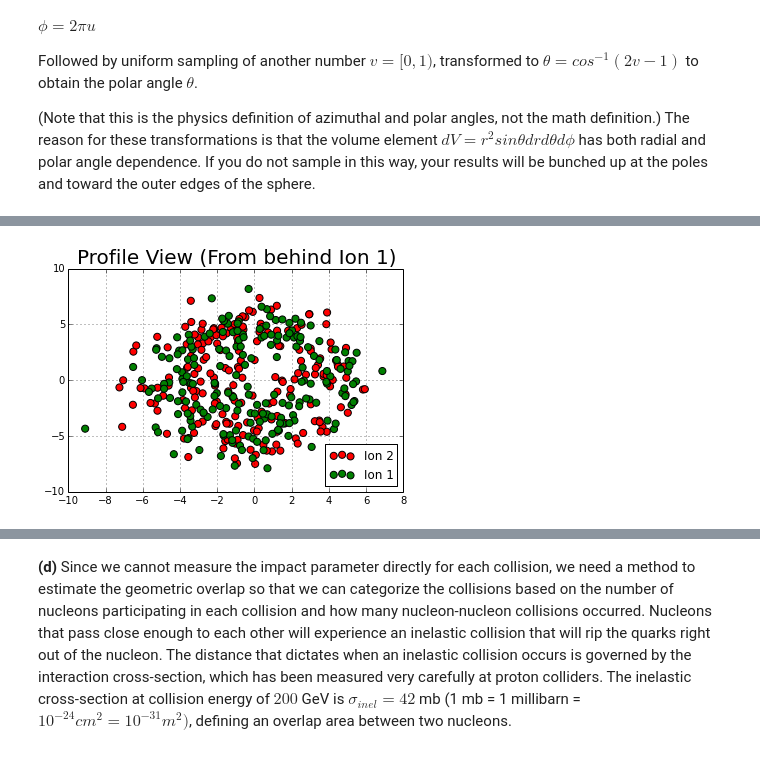
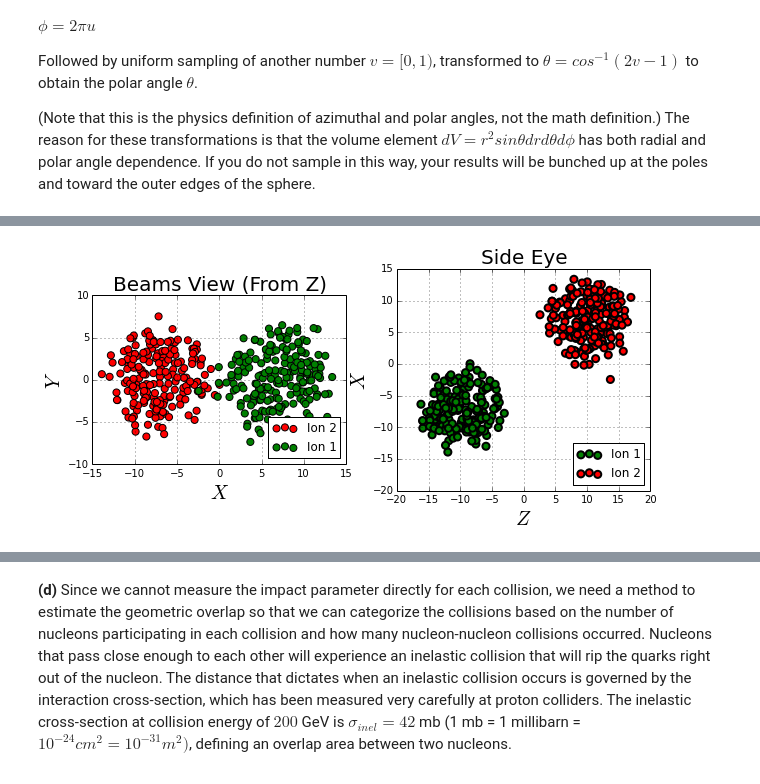
Before and after one commit to joknowle/PHYS202-S14, a Jupyter notebook: SciPy/RandomAndMCExercises .ipynb, the cells around one changed output, grey strips where cells are left out. Drawn from its saved outputs; the diff is of its cells as text; code cells hidden in the pictures.

```diff
--- a/SciPy/RandomAndMCExercises .ipynb
+++ b/SciPy/RandomAndMCExercises .ipynb
@@ -303,19 +303,14 @@ def distribute1D(x,prob,N):
         xsamples[i] = x[CDF.searchsorted(r)]
     return xsamples
 r = np.arange(0,12.01,0.001) # fm
+r_nucleon = np.arange(0., 1.0, .001)
 # Samples of 197 nucleons for each nucleus using WS func. Later Transformed to spherical coords.
 getGoldR1 = distribute1D(r, WS2(r, rho_naught, 6.38, 0., 0.535), 197)
 #Need two for different set of random points.
 getGoldR2 = distribute1D(r, WS2(r, rho_naught, 6.38, 0., 0.535), 197)
 
-# Uniform sampling
-phi_point, th_point = 0., 0.
-phi1 = []
-phi2 = []
-theta1 = []
-theta2 = []
-
-# Wrong method: Not uniform... Needs linspace.
+# Theta ranges from 0 to 2 pi
+# Phi ranges from 0 to pi
 phi1 = 2. * np.pi * np.random.random(197)
 phi2 = 2. * np.pi * np.random.random(197)
 # Uniform sampling with polar transformation.
@@ -327,70 +322,78 @@ Plot the nuclei in $2d$ for two different planar projections: the the beam's eye
 Let the nucleons have radius of $1 fm$, make the nucleons from each nucleus a different color, and displace them by a randomly chosen impact parameter $b$ between $0$ and $18 fm$. For example, shift ion A by $b/2$ to the left along the x-axis and $B$ by $b/2$ to the right along the x-axis.
 # %%
 # Convert from spherical to cartesian.
+#Math Defn.
 # x = rho cos(theta) sin(phi)
 # y = rho sin(theta) sin(phi)
 # z = rho cos(phi)
+
+#Physics Defn
+# x = rho sin(theta) cos(phi)
+# y = rho sin(theta) sin(phi)
+# z = rho cos(theta)
 
 x1 = []
 y1 = []
 z1 = []
 
 x2 = []
 y2 = []
 z2 = []
 # Random points for x and y axis with displacement 18fm.
-b = np.random.uniform(0, 18, 1)
-#b = 6
+b = np.random.uniform(0., 18., 1.)
+
 
 for i in xrange(197):
-    xPlotIon1 = getGoldR1[i] * np.cos(theta1[i]) * np.sin(phi1[i])
+    # Physics Defn:
+    xPlotIon1 = getGoldR1[i] * np.sin(theta1[i]) * np.cos(phi1[i])
     yPlotIon1 = getGoldR1[i] * np.sin(theta1[i]) * np.sin(phi1[i])
-    zPlotIon1 = getGoldR1[i] * np.cos(phi1[i])
+    zPlotIon1 = getGoldR1[i] * np.cos(theta1[i])
 
+    xPlotIon2 = getGoldR2[i] * np.sin(theta2[i]) * np.cos(phi2[i])
+    yPlotIon2 = getGoldR2[i] * np.sin(theta2[i]) * np.sin(phi2[i])
+    zPlotIon2 = getGoldR2[i] * np.cos(theta2[i])
 
-    xPlotIon2 = getGoldR2[i] * np.cos(theta2[i]) * np.sin(phi2[i])
-    yPlotIon2 = getGoldR2[i] * np.sin(theta2[i]) * np.sin(phi2[i])
-    zPlotIon2 = getGoldR2[i] * np.cos(phi2[i])
+    # Math Def'n:
+    # xPlotIon1 = getGoldR1[i] * np.cos(theta1[i]) * np.sin(phi1[i])
+    # yPlotIon1 = getGoldR1[i] * np.sin(theta1[i]) * np.sin(phi1[i])
+    # zPlotIon1 = getGoldR1[i] * np.cos(phi1[i])
 
-    x1.append(xPlotIon1 - (b/2))
+    # xPlotIon2 = getGoldR2[i] * np.cos(theta2[i]) * np.sin(phi2[i])
+    # yPlotIon2 = getGoldR2[i] * np.sin(theta2[i]) * np.sin(phi2[i])
+    # zPlotIon2 = getGoldR2[i] * np.cos(phi2[i])
+
+    x1.append(xPlotIon1 - (b/2.))
     y1.append(yPlotIon1)
-    z1.append(zPlotIon1)
+    z1.append(zPlotIon1 - 10.)
 
-    x2.append(xPlotIon2 + (b/2))
+    x2.append(xPlotIon2 + (b/2.))
     y2.append(yPlotIon2)
-    z2.append(zPlotIon2)
+    z2.append(zPlotIon2 + 10.)
 
-# Ion placement; TRASHED
-#ionDisplacement1 = xPlotIon2 - b/2
-#ionDisplacement2 = xPlotIon1 + b/2
+# Beam's Eye: X-Z plot
 
-# Profile View: X-Y plot
-plt.title('Profile View (From behind Ion 1)', fontsize = 20)
-plt.figure(1, (10, 8 ))
-plt.scatter(y1, z1, linewidth =  1, s = 50, color = 'r', label = "Ion 2", edgecolors = 'k')
-plt.scatter(y2, z2, linewidth =  1, s = 50, color = 'g', label = "Ion 1", edgecolors = 'k')
+plt.figure(1, (10, 10 ))
+plt.subplot(1,2,1, adjustable='box', aspect='equal')
+xlim(-15,15)
+plt.title('Beams View (From Z)', fontsize = 20)
+xlabel(r'$X$', fontsize = 20)
+ylabel(r'$Y$', fontsize = 20)
+plt.scatter(x1, y1, linewidth =  1, s = 50, color = 'r', label = "Ion 2", edgecolors = 'k')
+plt.scatter(x2, y2, linewidth =  1, s = 50, color = 'g', label = "Ion 1", edgecolors = 'k')
+plt.grid()
+plt.legend(loc = "lower right")
+
+# Profile
+plt.subplot(1,2,2, adjustable='box', aspect='equal')
+plt.title('Side Eye', fontsize = 20)
+
+xlabel(r'$Z$', fontsize = 20)
+ylabel(r'$X$', fontsize = 20)
+plt.scatter(z1, x1, linewidth =  2, s = 50, color = 'g', label = "Ion 1", edgecolors = 'k')
+plt.scatter(z2, x2, linewidth =  2, s = 50, color = 'r', label = "Ion 2", edgecolors = 'k')
 plt.grid()
 plt.legend(loc = "lower right")
 plt.show()
-
-# Profile View: X-Y plot
-plt.title('Profile View (From behind Ion 2)', fontsize = 20)
-plt.figure(1, (10, 8 ))
-plt.scatter(y2, z2, linewidth =  1, s = 50, color = 'g', label = "Ion 1", edgecolors = 'k')
-plt.scatter(y1, z1, linewidth =  1, s = 50, color = 'r', label = "Ion 2", edgecolors = 'k')
-plt.grid()
-plt.legend(loc = "lower right")
-plt.show()
-
-
-# Beam's Eye: Y-Z plot
-plt.figure(1, (9, 5 ))
-plt.title('Beams Eye', fontsize = 20)
-
-plt.scatter(x1, y1, linewidth =  2, s = 50, color = 'g', label = "Ion 1", edgecolors = 'k')
-plt.scatter(x2, y2, linewidth =  2, s = 50, color = 'r', label = "Ion 2", edgecolors = 'k')
-plt.grid()
-plt.legend(loc = "lower right")
-plt.show()
+print b
 # %% [output]
-[figure, old version]
+[figure, new version]
```
Also changed, not shown: parts of 2 cells of this notebook.
